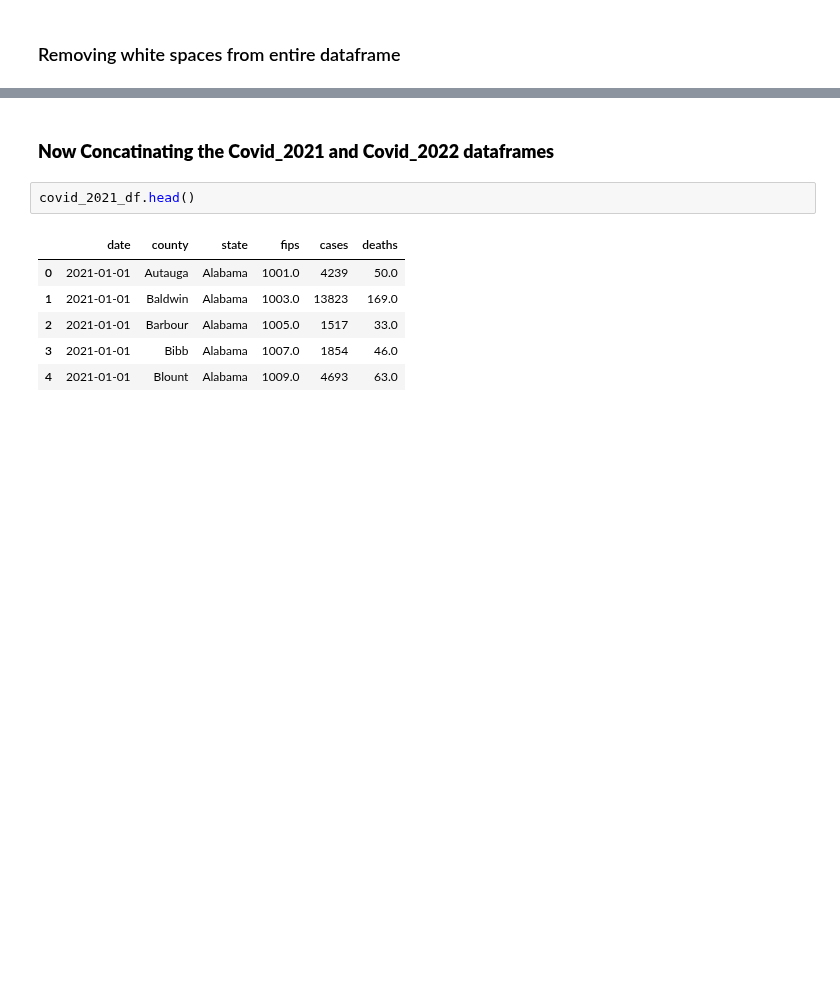
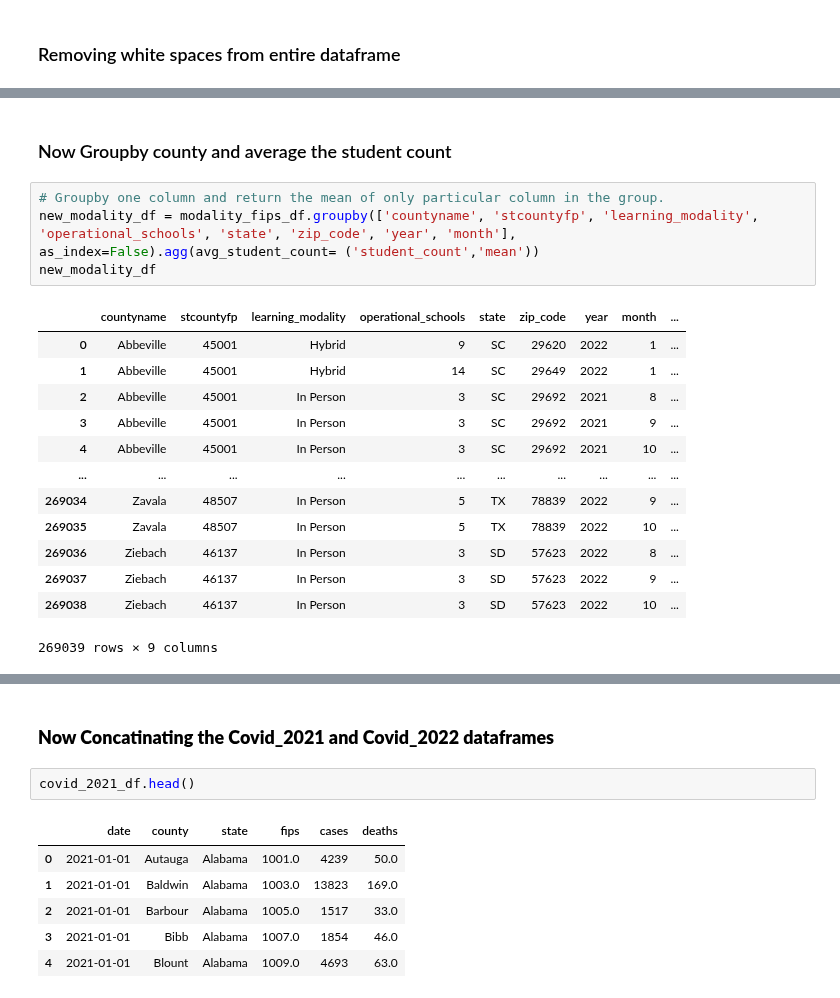
Before and after one commit to uzmabb182/Data602_Assignments, a Jupyter notebook: data_602_final_project.ipynb, the cells around one changed output, grey strips where cells are left out. Cells and saved outputs as stored; diff of their text form; blank space fills up the shorter version.

```diff
--- a/data_602_final_project.ipynb
+++ b/data_602_final_project.ipynb
@@ -642,0 +656,20 @@ merge_df
+# %% [markdown]
+### Now Groupby county and average the student count
+# %%
+# Groupby one column and return the mean of only particular column in the group.
+new_modality_df = modality_fips_df.groupby(['countyname', 'stcountyfp', 'learning_modality', 'operational_schools', 'state', 'zip_code', 'year', 'month'], as_index=False).agg(avg_student_count= ('student_count','mean'))
+new_modality_df
+# %% [output]
+|  | countyname | stcountyfp | learning_modality | operational_schools | state | zip_code | year | month | ... |
+| 0 | Abbeville | 45001 | Hybrid | 9 | SC | 29620 | 2022 | 1 | ... |
+| 1 | Abbeville | 45001 | Hybrid | 14 | SC | 29649 | 2022 | 1 | ... |
+| 2 | Abbeville | 45001 | In Person | 3 | SC | 29692 | 2021 | 8 | ... |
+| 3 | Abbeville | 45001 | In Person | 3 | SC | 29692 | 2021 | 9 | ... |
+| 4 | Abbeville | 45001 | In Person | 3 | SC | 29692 | 2021 | 10 | ... |
+| ... | ... | ... | ... | ... | ... | ... | ... | ... | ... |
+| 269034 | Zavala | 48507 | In Person | 5 | TX | 78839 | 2022 | 9 | ... |
+| 269035 | Zavala | 48507 | In Person | 5 | TX | 78839 | 2022 | 10 | ... |
+| 269036 | Ziebach | 46137 | In Person | 3 | SD | 57623 | 2022 | 8 | ... |
+| 269037 | Ziebach | 46137 | In Person | 3 | SD | 57623 | 2022 | 9 | ... |
+| 269038 | Ziebach | 46137 | In Person | 3 | SD | 57623 | 2022 | 10 | ... |
+269039 rows × 9 columns
```
Also changed, not shown: parts of 22 cells of this notebook, 4 other files.
